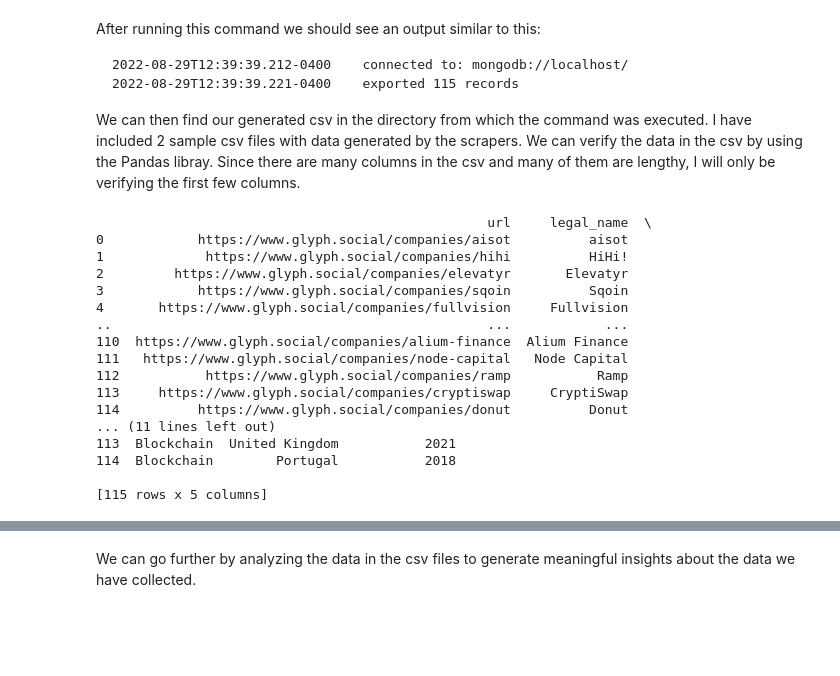
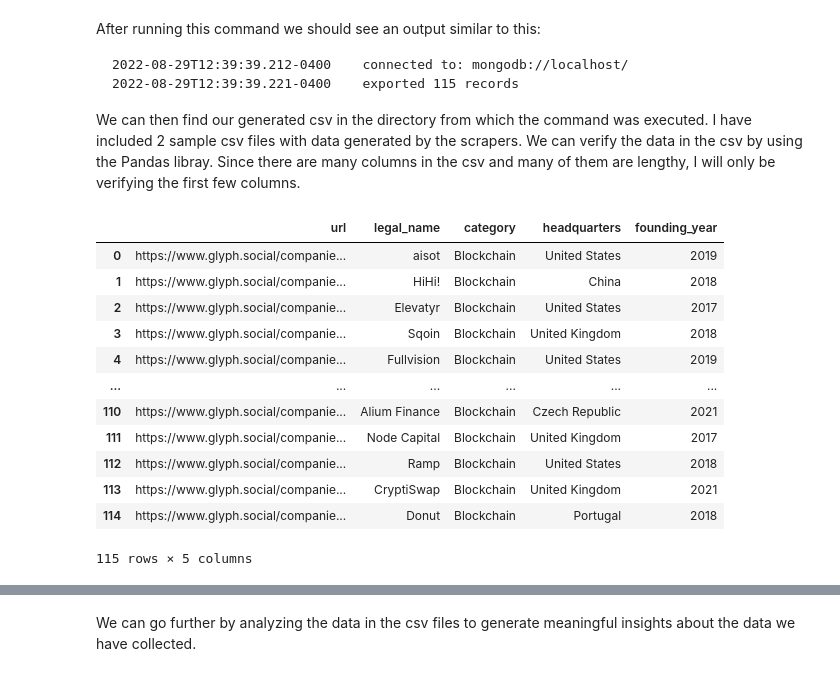
Before and after one commit to Reserver06/blockchain_scrapers, a Jupyter notebook: blockchain_scrapers_project.ipynb, the cells around one changed output, grey strips where cells are left out. Saved outputs shown, nothing was run; the diff lists cells and outputs as text; code cells hidden in the pictures; blank space fills up the shorter version.

```diff
--- a/blockchain_scrapers_project.ipynb
+++ b/blockchain_scrapers_project.ipynb
@@ -55,25 +55,19 @@ We can then find our generated csv in the directory from which the command was e
 # %%
 import pandas as pd
 
-df = pd.read_csv('output_glyphsocial.csv',usecols=['url','legal_name','category','headquarters','founding_year'])
-
-print(df)
+pd.read_csv('output_glyphsocial.csv',usecols=['url','legal_name','category','headquarters','founding_year'])
 # %% [output]
+|  | url | legal_name | category | headquarters | founding_year |
+| 0 | https://www.glyph.social/companie... | aisot | Blockchain | United States | 2019 |
+| 1 | https://www.glyph.social/companie... | HiHi! | Blockchain | China | 2018 |
+| 2 | https://www.glyph.social/companie... | Elevatyr | Blockchain | United States | 2017 |
+| 3 | https://www.glyph.social/companie... | Sqoin | Blockchain | United Kingdom | 2018 |
+| 4 | https://www.glyph.social/companie... | Fullvision | Blockchain | United States | 2019 |
+| ... | ... | ... | ... | ... | ... |
+| 110 | https://www.glyph.social/companie... | Alium Finance | Blockchain | Czech Republic | 2021 |
+| 111 | https://www.glyph.social/companie... | Node Capital | Blockchain | United Kingdom | 2017 |
+| 112 | https://www.glyph.social/companie... | Ramp | Blockchain | United States | 2018 |
+| 113 | https://www.glyph.social/companie... | CryptiSwap | Blockchain | United Kingdom | 2021 |
+| 114 | https://www.glyph.social/companie... | Donut | Blockchain | Portugal | 2018 |
-                                                  url     legal_name  \
-0            https://www.glyph.social/companies/aisot          aisot
-1             https://www.glyph.social/companies/hihi          HiHi!
-2         https://www.glyph.social/companies/elevatyr       Elevatyr
-3            https://www.glyph.social/companies/sqoin          Sqoin
-4       https://www.glyph.social/companies/fullvision     Fullvision
-..                                                ...            ...
-110  https://www.glyph.social/companies/alium-finance  Alium Finance
-111   https://www.glyph.social/companies/node-capital   Node Capital
-112           https://www.glyph.social/companies/ramp           Ramp
-113     https://www.glyph.social/companies/cryptiswap     CryptiSwap
-114          https://www.glyph.social/companies/donut          Donut
-... (11 lines left out)
-113  Blockchain  United Kingdom           2021
-114  Blockchain        Portugal           2018
-
-[115 rows x 5 columns]
+115 rows × 5 columns
 # %%
```
Also changed, not shown: parts of 1 cell of this notebook.
